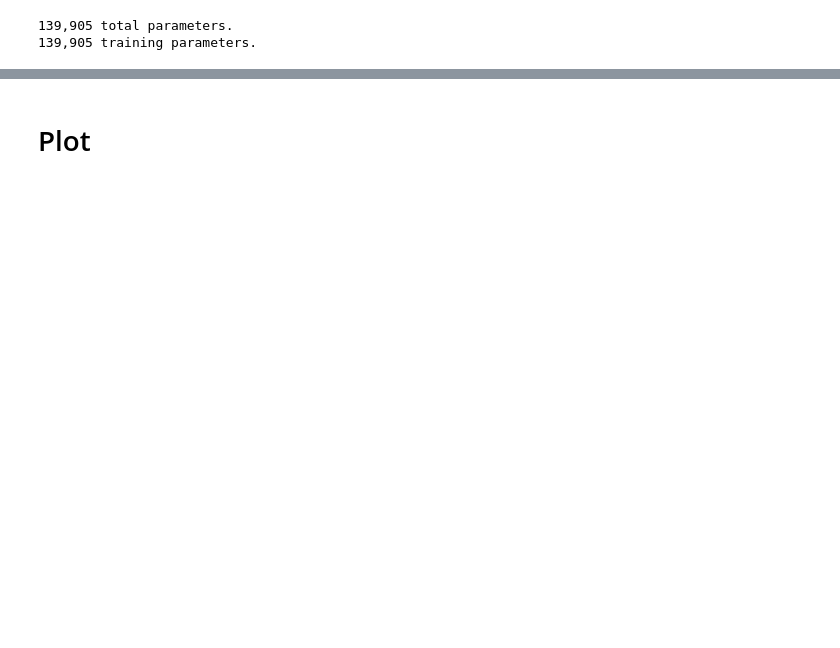
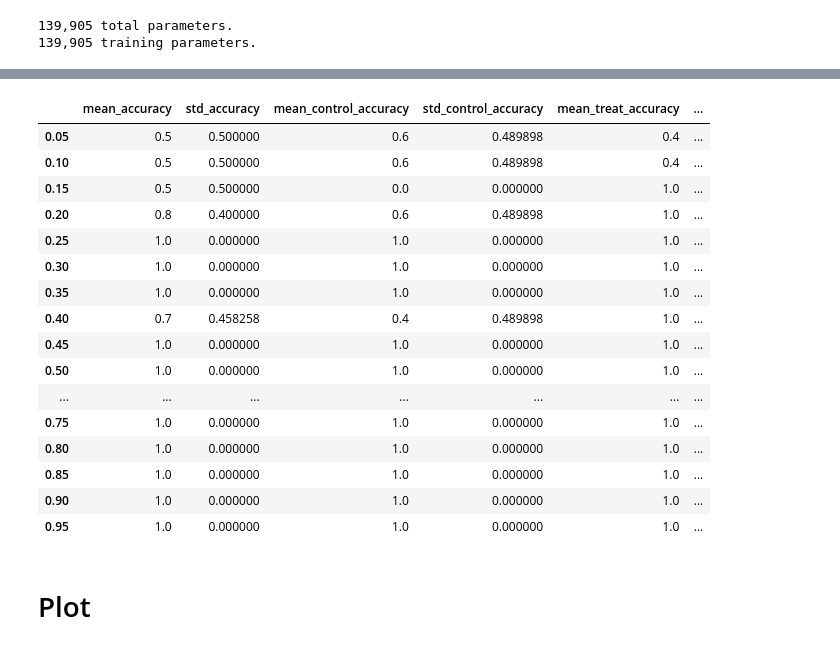
Before and after one commit to RenlyH/AttentionSet-cell-painting, a Jupyter notebook: bag_profile_debugger.ipynb, the cells around one changed output, grey strips where cells are left out. Saved outputs shown, nothing was run; the diff lists cells and outputs as text; code cells hidden in the pictures; blank space fills up the shorter version.

```diff
--- a/bag_profile_debugger.ipynb
+++ b/bag_profile_debugger.ipynb
@@ -100,5 +108,27 @@ acc_control, acc_treat, pred_score_control, pred_score_treat = test(sf_deepset,
             mean_treat_accuracy, std_treat_accuracy,
             mean_pred_score_control, std_pred_score_control,
             mean_pred_score_treatment, std_pred_score_treatment) = sf_results
+# %%
+table = pd.read_csv(path + "deepset_sum0.5_bags60*8_bagsize100_feature481.csv", index_col=0)
+table = table.sort_index()
+table
+# %% [output]
+|  | mean_accuracy | std_accuracy | mean_control_accuracy | std_control_accuracy | mean_treat_accuracy | ... |
+| 0.05 | 0.5 | 0.500000 | 0.6 | 0.489898 | 0.4 | ... |
+| 0.10 | 0.5 | 0.500000 | 0.6 | 0.489898 | 0.4 | ... |
+| 0.15 | 0.5 | 0.500000 | 0.0 | 0.000000 | 1.0 | ... |
+| 0.20 | 0.8 | 0.400000 | 0.6 | 0.489898 | 1.0 | ... |
+| 0.25 | 1.0 | 0.000000 | 1.0 | 0.000000 | 1.0 | ... |
+| 0.30 | 1.0 | 0.000000 | 1.0 | 0.000000 | 1.0 | ... |
+| 0.35 | 1.0 | 0.000000 | 1.0 | 0.000000 | 1.0 | ... |
+| 0.40 | 0.7 | 0.458258 | 0.4 | 0.489898 | 1.0 | ... |
+| 0.45 | 1.0 | 0.000000 | 1.0 | 0.000000 | 1.0 | ... |
+| 0.50 | 1.0 | 0.000000 | 1.0 | 0.000000 | 1.0 | ... |
+| ... | ... | ... | ... | ... | ... | ... |
+| 0.75 | 1.0 | 0.000000 | 1.0 | 0.000000 | 1.0 | ... |
+| 0.80 | 1.0 | 0.000000 | 1.0 | 0.000000 | 1.0 | ... |
+| 0.85 | 1.0 | 0.000000 | 1.0 | 0.000000 | 1.0 | ... |
+| 0.90 | 1.0 | 0.000000 | 1.0 | 0.000000 | 1.0 | ... |
+| 0.95 | 1.0 | 0.000000 | 1.0 | 0.000000 | 1.0 | ... |
 # %% [markdown]
 # Plot
```
Also changed, not shown: parts of 21 cells of this notebook, 6 other files.
